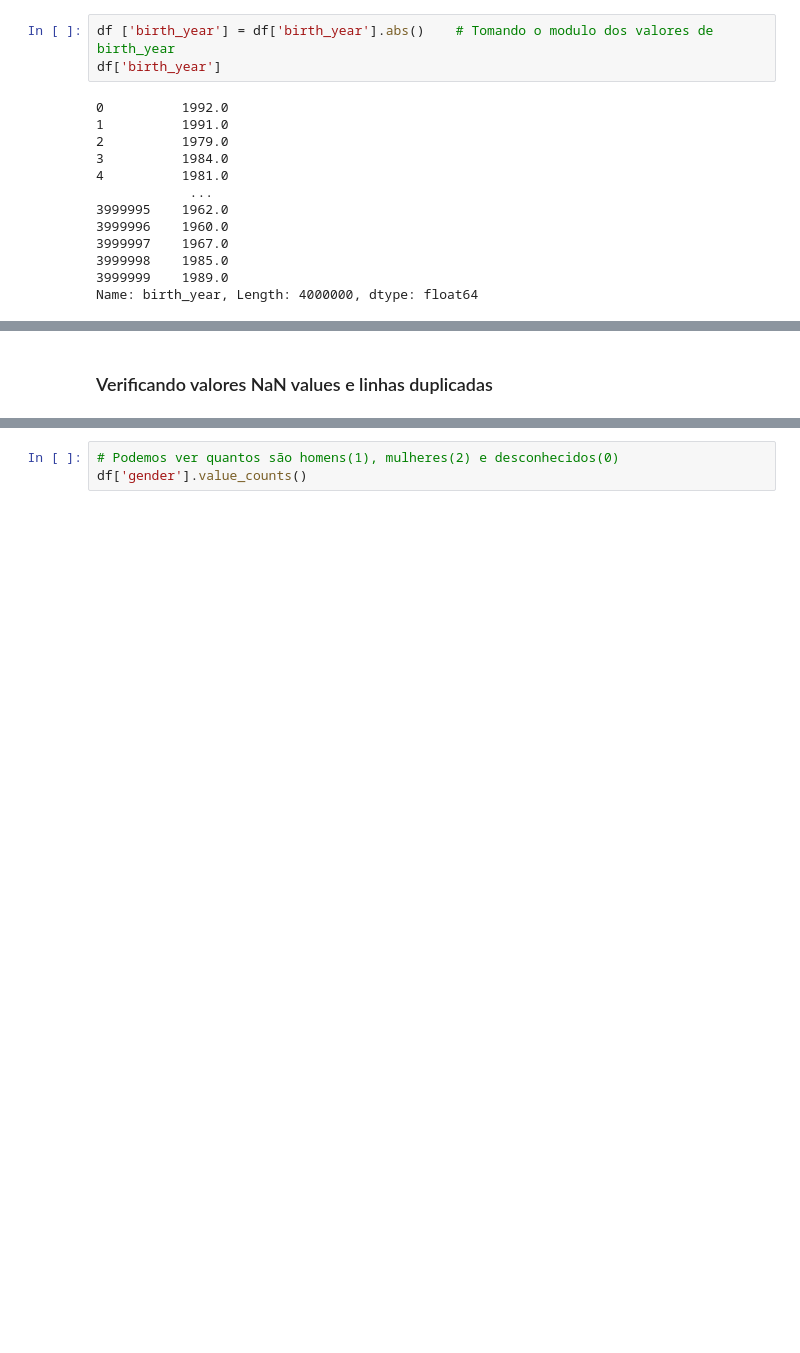
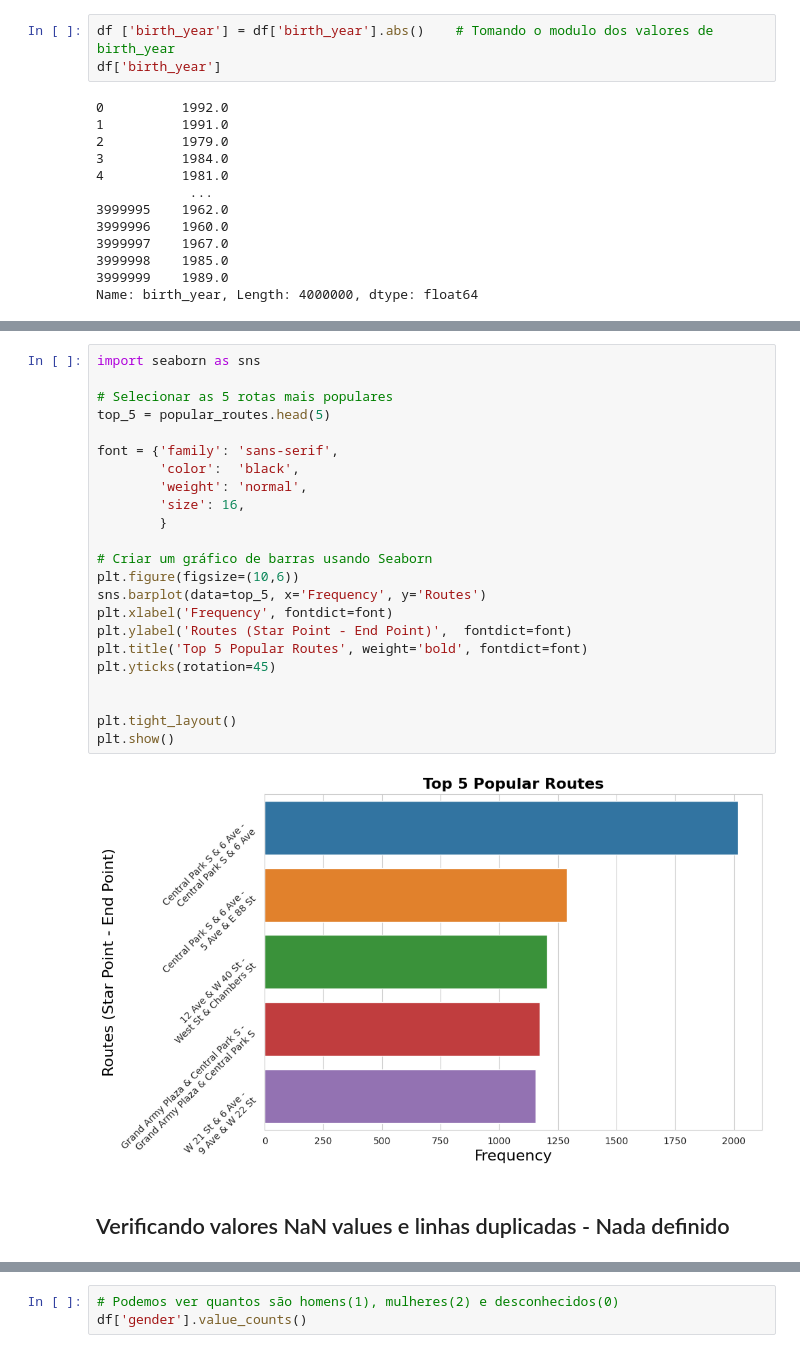
Before and after one commit to luiz-phy/Projeto-Citi-Bike, a Jupyter notebook: Projeto_Citi_Bike.ipynb, the cells around one changed output, grey strips where cells are left out. Cells and saved outputs as stored; diff of their text form; blank space fills up the shorter version.

```diff
--- a/Projeto_Citi_Bike.ipynb
+++ b/Projeto_Citi_Bike.ipynb
@@ -110,5 +196,30 @@ Name: birth_year, Length: 4000000, dtype: float64
+# %%
+import seaborn as sns
+
+# Selecionar as 5 rotas mais populares
+top_5 = popular_routes.head(5)
+
+font = {'family': 'sans-serif',
+        'color':  'black',
+        'weight': 'normal',
+        'size': 16,
+        }
+
+# Criar um gráfico de barras usando Seaborn
+plt.figure(figsize=(10,6))
+sns.barplot(data=top_5, x='Frequency', y='Routes')
+plt.xlabel('Frequency', fontdict=font)
+plt.ylabel('Routes (Star Point - End Point)',  fontdict=font)
+plt.title('Top 5 Popular Routes', weight='bold', fontdict=font)
+plt.yticks(rotation=45)
+
+
+plt.tight_layout()
+plt.show()
+# %% [output]
+[figure, added]
 # %% [markdown]
-### Verificando valores NaN values e linhas duplicadas
+## Verificando valores NaN values e linhas duplicadas - Nada definido
 # %%
 df.shape
 # %% [output]
```
Also changed, not shown: parts of 27 cells of this notebook.
